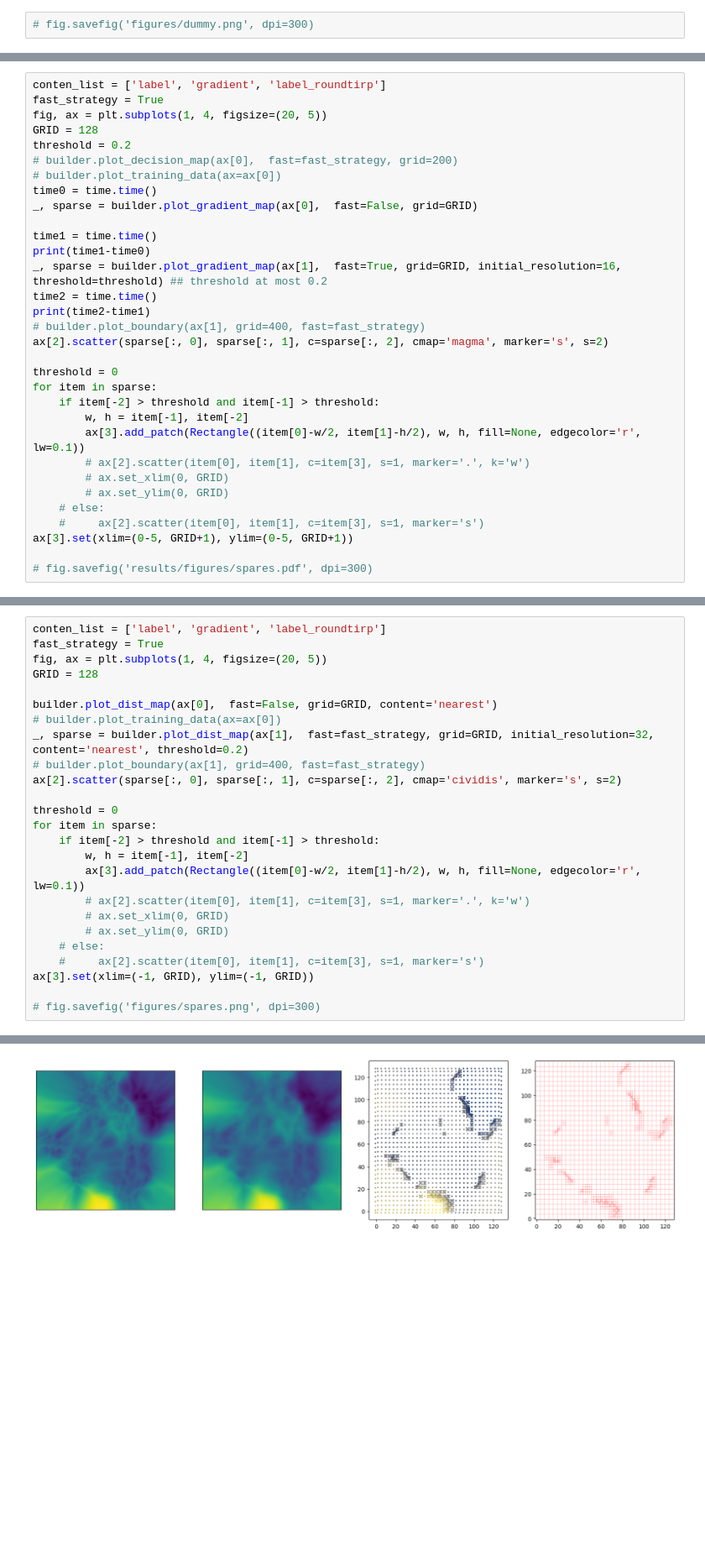
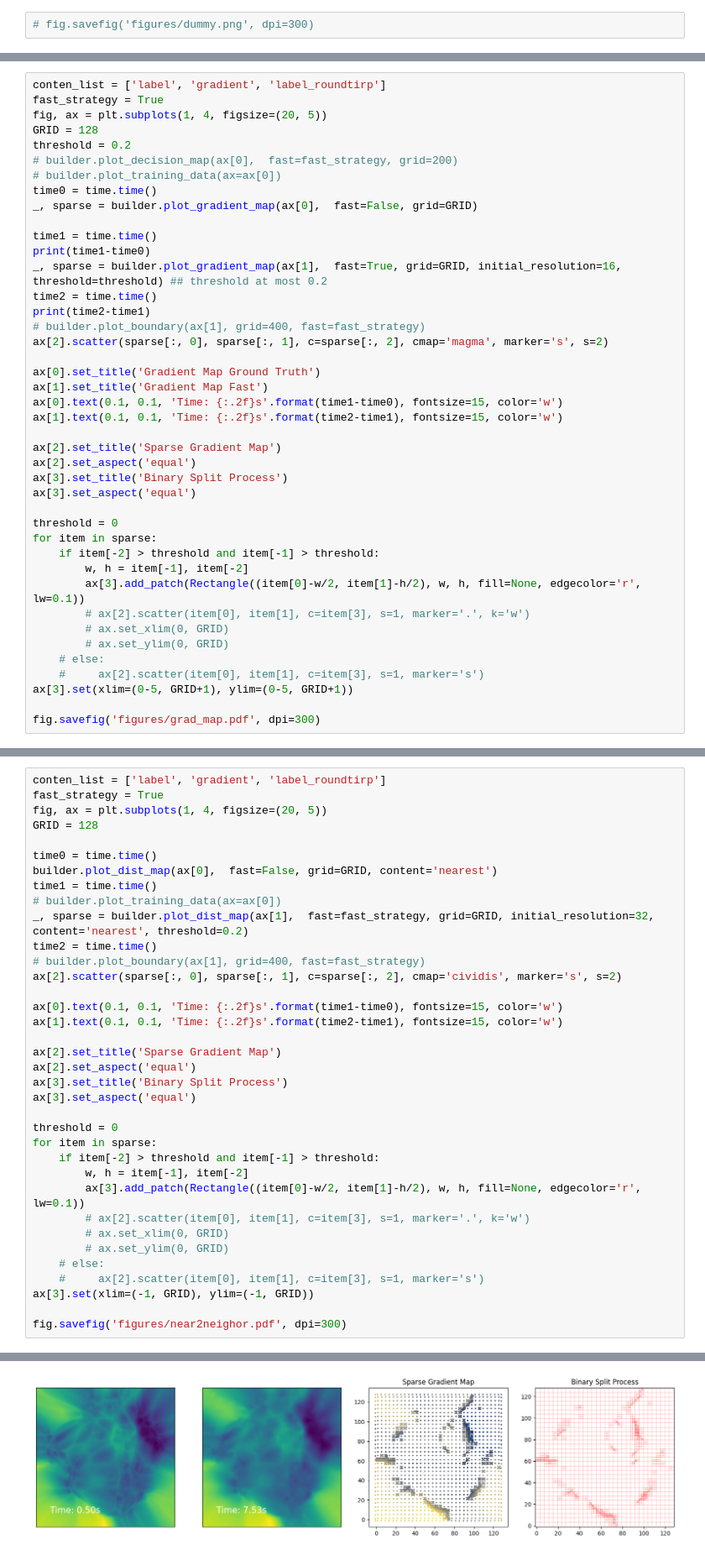
Before and after one commit to wuyuyu1024/map_builder, a Jupyter notebook: draft.ipynb, the cells around one changed output, grey strips where cells are left out. Shown at 84% size. Saved outputs shown, nothing was run; the diff lists cells and outputs as text; blank space fills up the shorter version.

```diff
--- a/draft.ipynb
+++ b/draft.ipynb
@@ -139,6 +147,16 @@ print(time2-time1)
 # builder.plot_boundary(ax[1], grid=400, fast=fast_strategy)
 ax[2].scatter(sparse[:, 0], sparse[:, 1], c=sparse[:, 2], cmap='magma', marker='s', s=2)
 
+ax[0].set_title('Gradient Map Ground Truth')
+ax[1].set_title('Gradient Map Fast')
+ax[0].text(0.1, 0.1, 'Time: {:.2f}s'.format(time1-time0), fontsize=15, color='w')
+ax[1].text(0.1, 0.1, 'Time: {:.2f}s'.format(time2-time1), fontsize=15, color='w')
+
+ax[2].set_title('Sparse Gradient Map')
+ax[2].set_aspect('equal')
+ax[3].set_title('Binary Split Process')
+ax[3].set_aspect('equal')
+
 threshold = 0
 for item in sparse:
     if item[-2] > threshold and item[-1] > threshold:
@@ -151,6 +169,6 @@ for item in sparse:
     #     ax[2].scatter(item[0], item[1], c=item[3], s=1, marker='s')
 ax[3].set(xlim=(0-5, GRID+1), ylim=(0-5, GRID+1))
 
-# fig.savefig('results/figures/spares.pdf', dpi=300)
+fig.savefig('figures/grad_map.pdf', dpi=300)
 # %% [output]
 slow strategy
@@ -209,11 +226,22 @@ fast_strategy = True
 fig, ax = plt.subplots(1, 4, figsize=(20, 5))
 GRID = 128
 
+time0 = time.time()
 builder.plot_dist_map(ax[0],  fast=False, grid=GRID, content='nearest')
+time1 = time.time()
 # builder.plot_training_data(ax=ax[0])
 _, sparse = builder.plot_dist_map(ax[1],  fast=fast_strategy, grid=GRID, initial_resolution=32, content='nearest', threshold=0.2)
+time2 = time.time()
 # builder.plot_boundary(ax[1], grid=400, fast=fast_strategy)
 ax[2].scatter(sparse[:, 0], sparse[:, 1], c=sparse[:, 2], cmap='cividis', marker='s', s=2)
+
+ax[0].text(0.1, 0.1, 'Time: {:.2f}s'.format(time1-time0), fontsize=15, color='w')
+ax[1].text(0.1, 0.1, 'Time: {:.2f}s'.format(time2-time1), fontsize=15, color='w')
+
+ax[2].set_title('Sparse Gradient Map')
+ax[2].set_aspect('equal')
+ax[3].set_title('Binary Split Process')
+ax[3].set_aspect('equal')
 
 threshold = 0
 for item in sparse:
@@ -227,7 +255,7 @@ for item in sparse:
     #     ax[2].scatter(item[0], item[1], c=item[3], s=1, marker='s')
 ax[3].set(xlim=(-1, GRID), ylim=(-1, GRID))
 
-# fig.savefig('figures/spares.png', dpi=300)
+fig.savefig('figures/near2neighor.pdf', dpi=300)
 # %% [output]
 slow strategy
 fast strategy
@@ -236 +263 @@ threshold_abs: 1.5110733163398242
-[figure, old version]
+[figure, new version]
```
Also changed, not shown: parts of 7 cells of this notebook, 1 other file.
